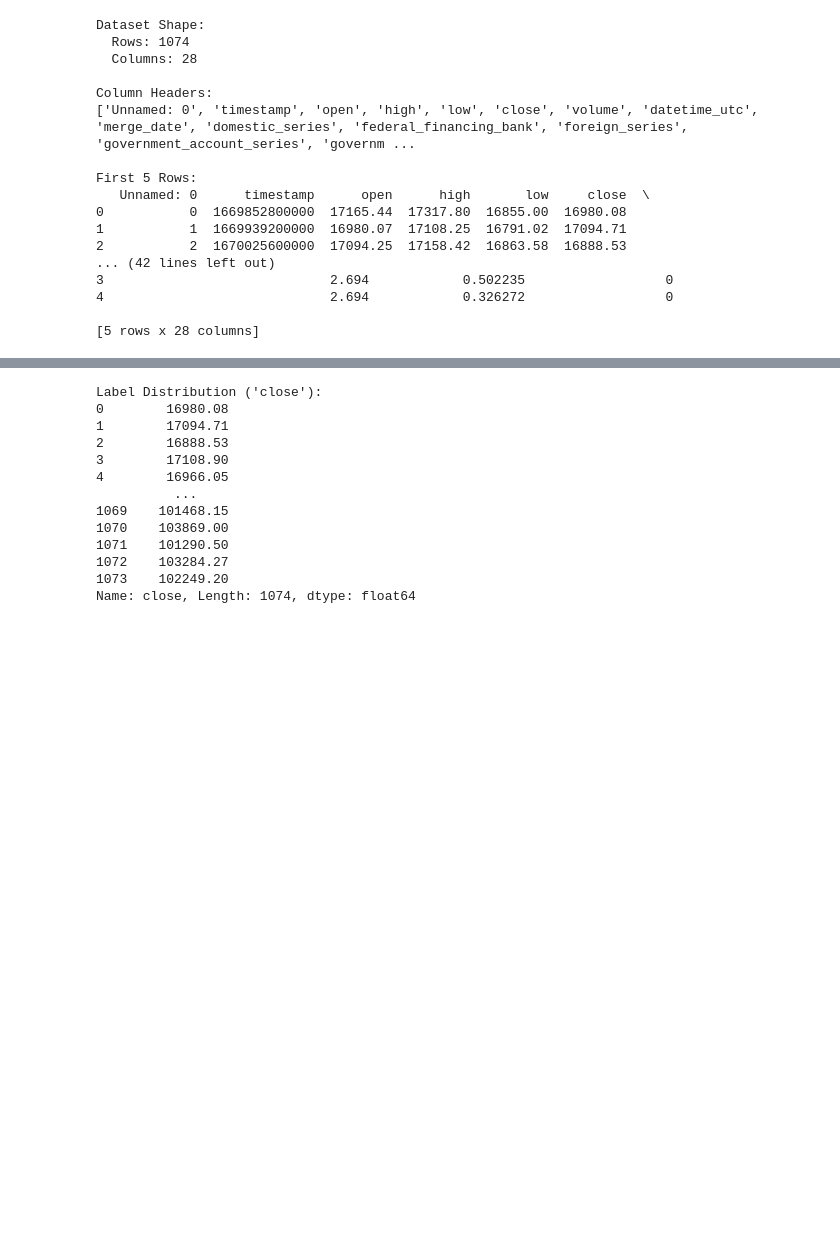
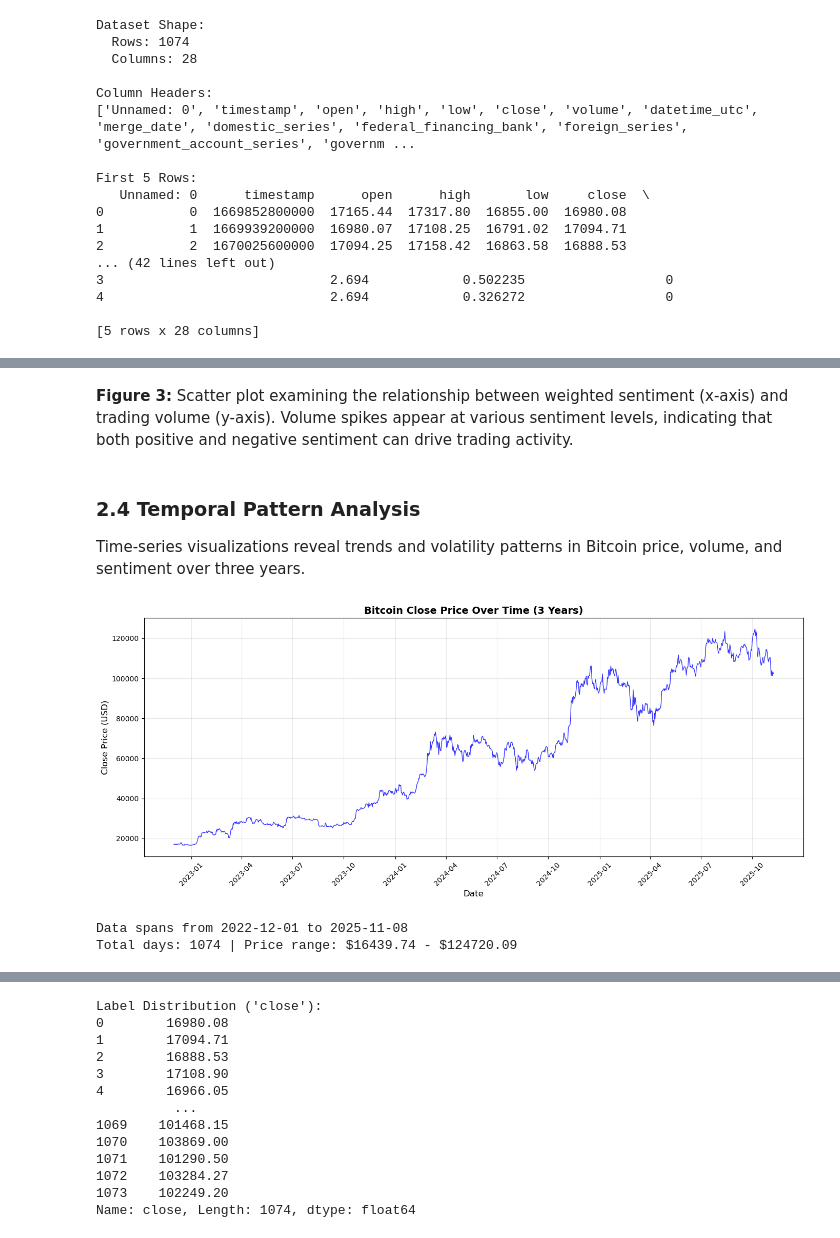
Before and after one commit to J0shua-source/CS-322-ProjectOverview, a Jupyter notebook: Algorithm_Project.ipynb, the cells around one changed output, grey strips where cells are left out. Cells and saved outputs as stored; diff of their text form; code cells hidden in the pictures; blank space fills up the shorter version.

```diff
--- a/Algorithm_Project.ipynb
+++ b/Algorithm_Project.ipynb
@@ -96,0 +140,36 @@ First 5 Rows:
+# %% [markdown]
+**Figure 3:** Scatter plot examining the relationship between weighted sentiment (x-axis) and trading volume (y-axis). Volume spikes appear at various sentiment levels, indicating that both positive and negative sentiment can drive trading activity.
+# %% [markdown]
+### 2.4 Temporal Pattern Analysis
+
+Time-series visualizations reveal trends and volatility patterns in Bitcoin price, volume, and sentiment over three years.
+# %%
+# Time Series Plot 1: Bitcoin Close Price Over Time
+# Shows price trends and volatility across the 3-year period
+import matplotlib.pyplot as plt
+import matplotlib.dates as mdates
+
+# Convert timestamp to datetime for proper time-axis plotting
+df['datetime'] = pd.to_datetime(df['timestamp'], unit='ms')
+
+plt.figure(figsize=(14, 6))
+plt.plot(df['datetime'], df['close'], linewidth=1, alpha=0.8, color='blue')
+plt.title('Bitcoin Close Price Over Time (3 Years)', fontsize=14, fontweight='bold')
+plt.xlabel('Date', fontsize=12)
+plt.ylabel('Close Price (USD)', fontsize=12)
+plt.grid(True, alpha=0.3)
+
+# Format x-axis to show dates nicely
+plt.gca().xaxis.set_major_formatter(mdates.DateFormatter('%Y-%m'))
+plt.gca().xaxis.set_major_locator(mdates.MonthLocator(interval=3))
+plt.xticks(rotation=45)
+
+plt.tight_layout()
+plt.show()
+
+print(f"Data spans from {df['datetime'].min().date()} to {df['datetime'].max().date()}")
+print(f"Total days: {len(df)} | Price range: ${df['close'].min():.2f} - ${df['close'].max():.2f}")
+# %% [output]
+[figure, added]
+Data spans from 2022-12-01 to 2025-11-08
+Total days: 1074 | Price range: $16439.74 - $124720.09
```
Also changed, not shown: parts of 66 cells of this notebook, 3 other files.
